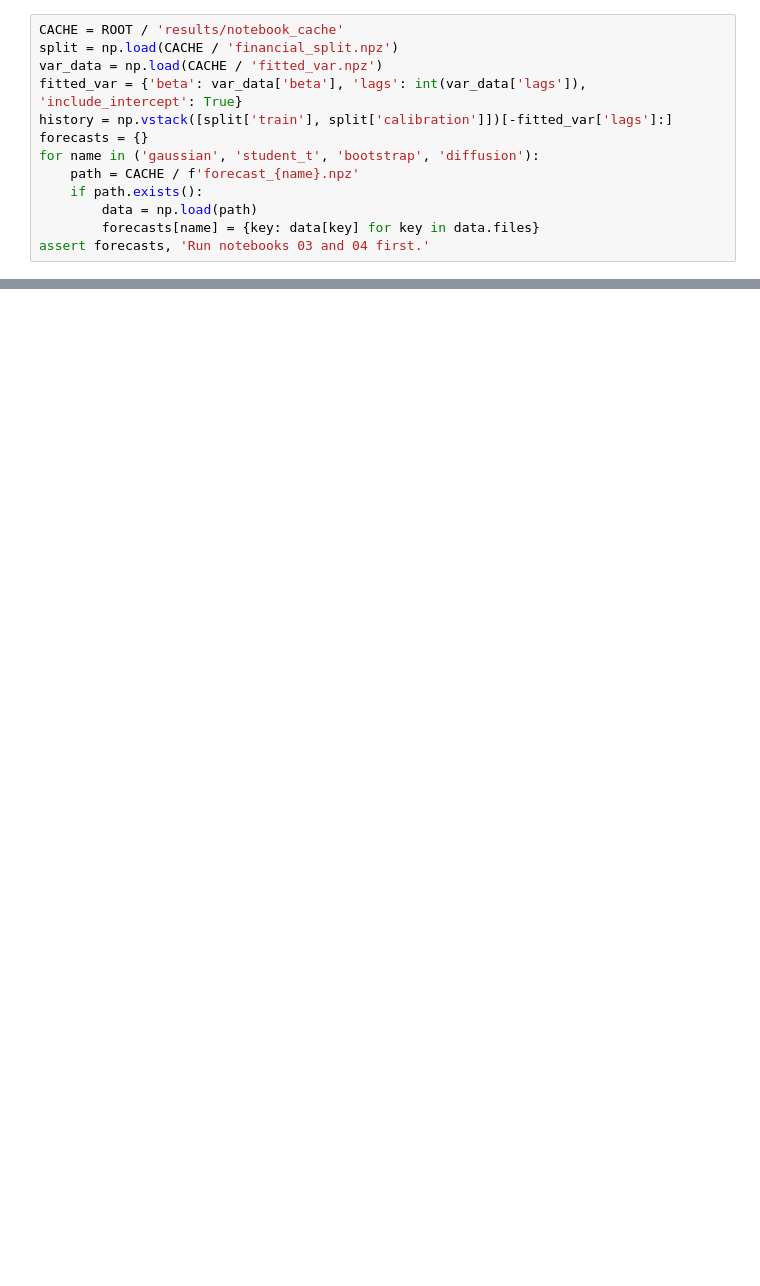
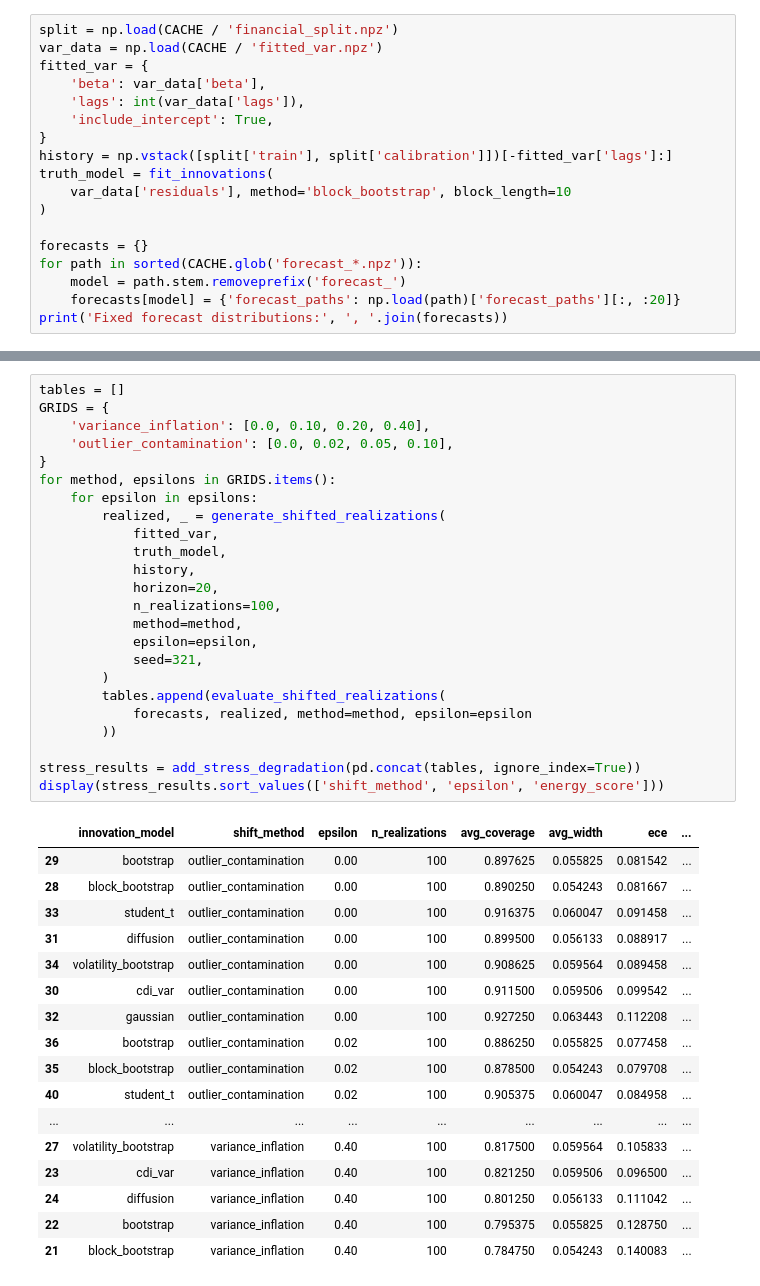
Before and after one commit to JonathanMa03/innovative-droBVAR, a Jupyter notebook: notebooks/06_stress_tests.ipynb, the cells around one changed output, grey strips where cells are left out. Cells and saved outputs as stored; diff of their text form; blank space fills up the shorter version.

```diff
--- a/notebooks/06_stress_tests.ipynb
+++ b/notebooks/06_stress_tests.ipynb
@@ -15,13 +23,18 @@ from innovcal.api.stress import stress_test
 # %%
-CACHE = ROOT / 'results/notebook_cache'
 split = np.load(CACHE / 'financial_split.npz')
 var_data = np.load(CACHE / 'fitted_var.npz')
-fitted_var = {'beta': var_data['beta'], 'lags': int(var_data['lags']), 'include_intercept': True}
+fitted_var = {
+    'beta': var_data['beta'],
+    'lags': int(var_data['lags']),
+    'include_intercept': True,
+}
 history = np.vstack([split['train'], split['calibration']])[-fitted_var['lags']:]
+truth_model = fit_innovations(
+    var_data['residuals'], method='block_bootstrap', block_length=10
+)
+
 forecasts = {}
-for name in ('gaussian', 'student_t', 'bootstrap', 'diffusion'):
-    path = CACHE / f'forecast_{name}.npz'
-    if path.exists():
-        data = np.load(path)
-        forecasts[name] = {key: data[key] for key in data.files}
-assert forecasts, 'Run notebooks 03 and 04 first.'
+for path in sorted(CACHE.glob('forecast_*.npz')):
+    model = path.stem.removeprefix('forecast_')
+    forecasts[model] = {'forecast_paths': np.load(path)['forecast_paths'][:, :20]}
+print('Fixed forecast distributions:', ', '.join(forecasts))
@@ -81,0 +43,42 @@ tail_results.to_csv(CACHE / 'tail_stress.csv', index=False)
+# %%
+tables = []
+GRIDS = {
+    'variance_inflation': [0.0, 0.10, 0.20, 0.40],
+    'outlier_contamination': [0.0, 0.02, 0.05, 0.10],
+}
+for method, epsilons in GRIDS.items():
+    for epsilon in epsilons:
+        realized, _ = generate_shifted_realizations(
+            fitted_var,
+            truth_model,
+            history,
+            horizon=20,
+            n_realizations=100,
+            method=method,
+            epsilon=epsilon,
+            seed=321,
+        )
+        tables.append(evaluate_shifted_realizations(
+            forecasts, realized, method=method, epsilon=epsilon
+        ))
+
+stress_results = add_stress_degradation(pd.concat(tables, ignore_index=True))
+display(stress_results.sort_values(['shift_method', 'epsilon', 'energy_score']))
+# %% [output]
+|  | innovation_model | shift_method | epsilon | n_realizations | avg_coverage | avg_width | ece | ... |
+| 29 | bootstrap | outlier_contamination | 0.00 | 100 | 0.897625 | 0.055825 | 0.081542 | ... |
+| 28 | block_bootstrap | outlier_contamination | 0.00 | 100 | 0.890250 | 0.054243 | 0.081667 | ... |
+| 33 | student_t | outlier_contamination | 0.00 | 100 | 0.916375 | 0.060047 | 0.091458 | ... |
+| 31 | diffusion | outlier_contamination | 0.00 | 100 | 0.899500 | 0.056133 | 0.088917 | ... |
+| 34 | volatility_bootstrap | outlier_contamination | 0.00 | 100 | 0.908625 | 0.059564 | 0.089458 | ... |
+| 30 | cdi_var | outlier_contamination | 0.00 | 100 | 0.911500 | 0.059506 | 0.099542 | ... |
+| 32 | gaussian | outlier_contamination | 0.00 | 100 | 0.927250 | 0.063443 | 0.112208 | ... |
+| 36 | bootstrap | outlier_contamination | 0.02 | 100 | 0.886250 | 0.055825 | 0.077458 | ... |
+| 35 | block_bootstrap | outlier_contamination | 0.02 | 100 | 0.878500 | 0.054243 | 0.079708 | ... |
+| 40 | student_t | outlier_contamination | 0.02 | 100 | 0.905375 | 0.060047 | 0.084958 | ... |
+| ... | ... | ... | ... | ... | ... | ... | ... | ... |
+| 27 | volatility_bootstrap | variance_inflation | 0.40 | 100 | 0.817500 | 0.059564 | 0.105833 | ... |
+| 23 | cdi_var | variance_inflation | 0.40 | 100 | 0.821250 | 0.059506 | 0.096500 | ... |
+| 24 | diffusion | variance_inflation | 0.40 | 100 | 0.801250 | 0.056133 | 0.111042 | ... |
+| 22 | bootstrap | variance_inflation | 0.40 | 100 | 0.795375 | 0.055825 | 0.128750 | ... |
+| 21 | block_bootstrap | variance_inflation | 0.40 | 100 | 0.784750 | 0.054243 | 0.140083 | ... |
```
Also changed, not shown: parts of 8 cells of this notebook, 37 other files.
